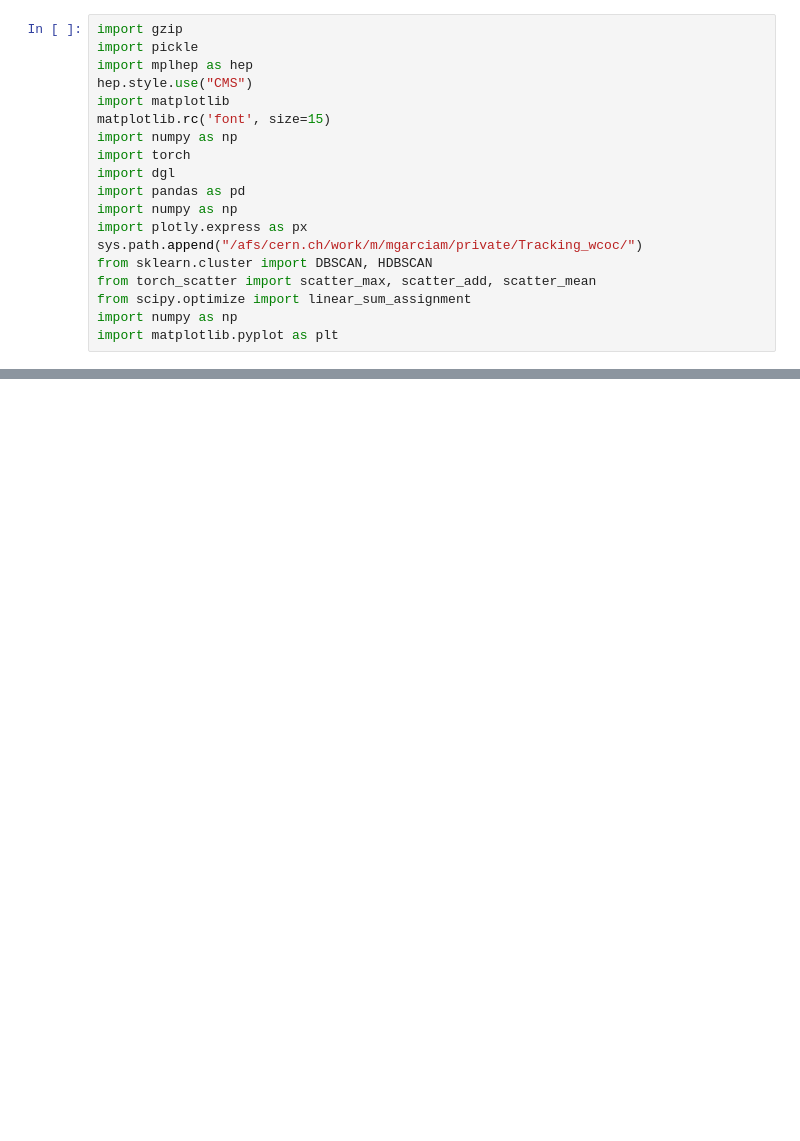
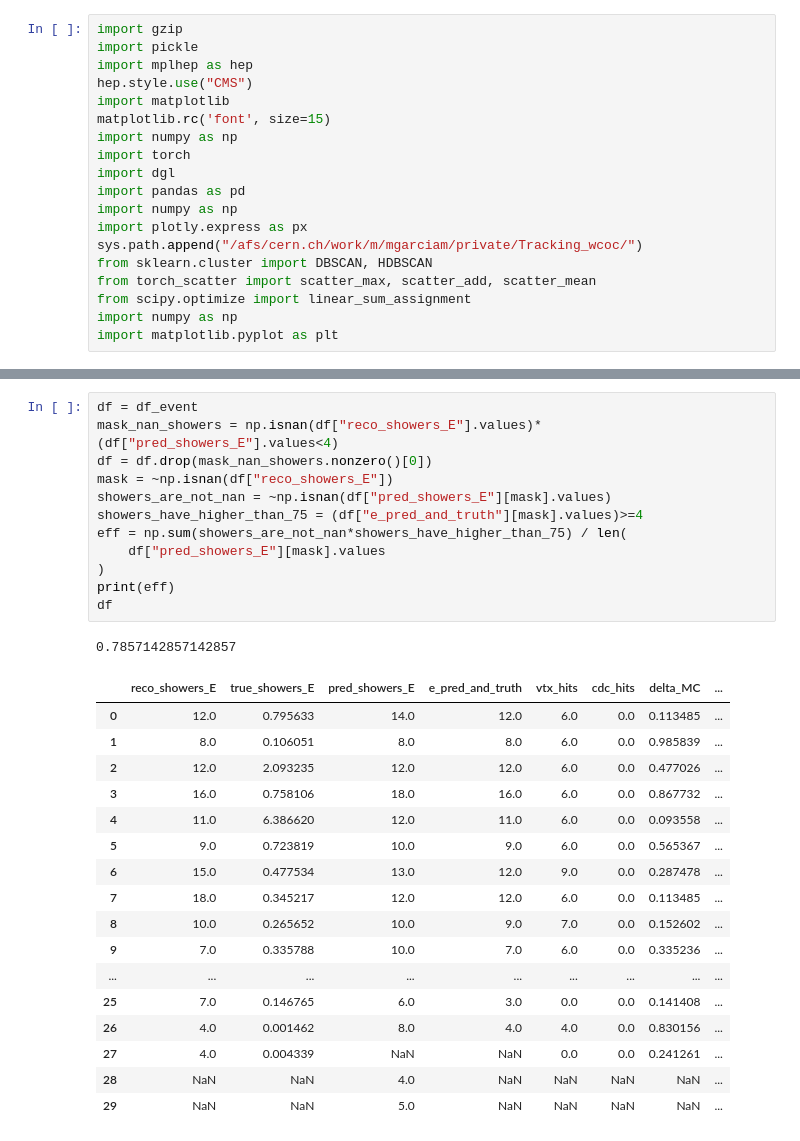
Before and after one commit to doloresgarcia/Tracking_DC, a Jupyter notebook: notebook/3_inference_examples.ipynb, the cells around one changed output, grey strips where cells are left out. Saved outputs shown, nothing was run; the diff lists cells and outputs as text; blank space fills up the shorter version.

```diff
--- a/notebook/3_inference_examples.ipynb
+++ b/notebook/3_inference_examples.ipynb
@@ -610,0 +278,31 @@ def store_image(label=False, cluster = False, pandora = False):
+# %%
+df = df_event
+mask_nan_showers = np.isnan(df["reco_showers_E"].values)*(df["pred_showers_E"].values<4)
+df = df.drop(mask_nan_showers.nonzero()[0])
+mask = ~np.isnan(df["reco_showers_E"])
+showers_are_not_nan = ~np.isnan(df["pred_showers_E"][mask].values)
+showers_have_higher_than_75 = (df["e_pred_and_truth"][mask].values)>=4
+eff = np.sum(showers_are_not_nan*showers_have_higher_than_75) / len(
+    df["pred_showers_E"][mask].values
+)
+print(eff)
+df
+# %% [output]
+0.7857142857142857
+|  | reco_showers_E | true_showers_E | pred_showers_E | e_pred_and_truth | vtx_hits | cdc_hits | delta_MC | ... |
+| 0 | 12.0 | 0.795633 | 14.0 | 12.0 | 6.0 | 0.0 | 0.113485 | ... |
+| 1 | 8.0 | 0.106051 | 8.0 | 8.0 | 6.0 | 0.0 | 0.985839 | ... |
+| 2 | 12.0 | 2.093235 | 12.0 | 12.0 | 6.0 | 0.0 | 0.477026 | ... |
+| 3 | 16.0 | 0.758106 | 18.0 | 16.0 | 6.0 | 0.0 | 0.867732 | ... |
+| 4 | 11.0 | 6.386620 | 12.0 | 11.0 | 6.0 | 0.0 | 0.093558 | ... |
+| 5 | 9.0 | 0.723819 | 10.0 | 9.0 | 6.0 | 0.0 | 0.565367 | ... |
+| 6 | 15.0 | 0.477534 | 13.0 | 12.0 | 9.0 | 0.0 | 0.287478 | ... |
+| 7 | 18.0 | 0.345217 | 12.0 | 12.0 | 6.0 | 0.0 | 0.113485 | ... |
+| 8 | 10.0 | 0.265652 | 10.0 | 9.0 | 7.0 | 0.0 | 0.152602 | ... |
+| 9 | 7.0 | 0.335788 | 10.0 | 7.0 | 6.0 | 0.0 | 0.335236 | ... |
+| ... | ... | ... | ... | ... | ... | ... | ... | ... |
+| 25 | 7.0 | 0.146765 | 6.0 | 3.0 | 0.0 | 0.0 | 0.141408 | ... |
+| 26 | 4.0 | 0.001462 | 8.0 | 4.0 | 4.0 | 0.0 | 0.830156 | ... |
+| 27 | 4.0 | 0.004339 | NaN | NaN | 0.0 | 0.0 | 0.241261 | ... |
+| 28 | NaN | NaN | 4.0 | NaN | NaN | NaN | NaN | ... |
+| 29 | NaN | NaN | 5.0 | NaN | NaN | NaN | NaN | ... |
```
Also changed, not shown: parts of 71 cells of this notebook, 8 other files.
